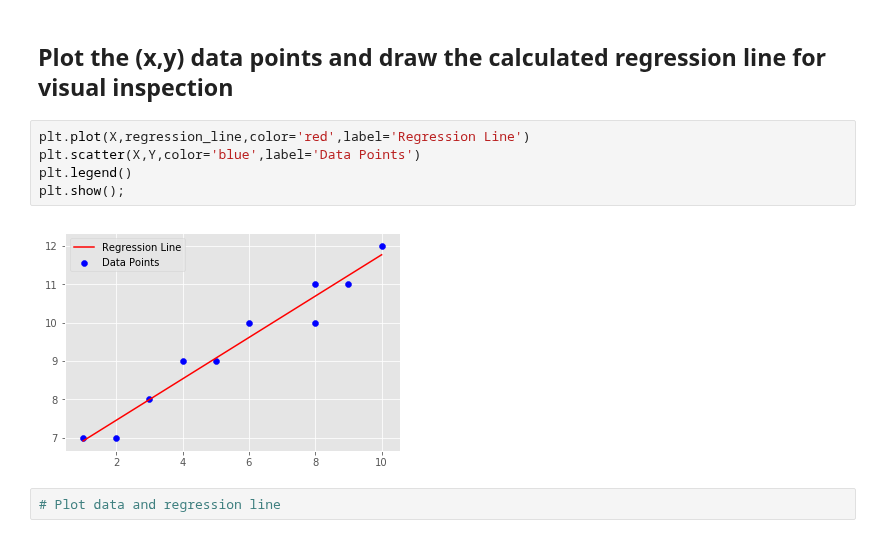
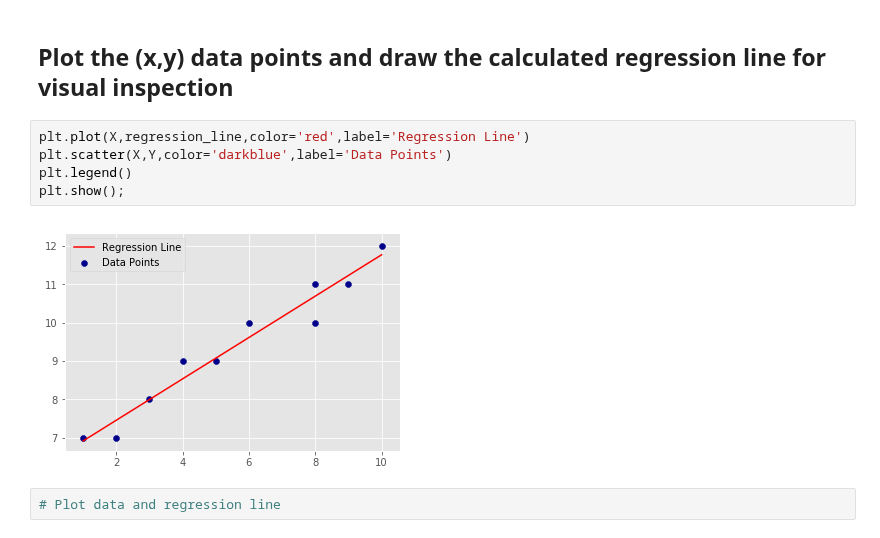
Before and after one commit to elenasm7/dsc-0-10-07-simple-linear-regression-lab-nyc-ds-career-012819, a Jupyter notebook: index.ipynb, the cells around one changed output. Drawn from its saved outputs; the diff is of its cells as text.

```diff
--- a/index.ipynb
+++ b/index.ipynb
@@ -118,11 +118,11 @@ regression_line = reg_line(m,b,X)
 ## Plot the (x,y) data points and draw the calculated regression line for visual inspection
 # %%
 plt.plot(X,regression_line,color='red',label='Regression Line')
-plt.scatter(X,Y,color='blue',label='Data Points')
+plt.scatter(X,Y,color='darkblue',label='Data Points')
 plt.legend()
 plt.show();
 # %% [output]
-[figure, old version]
+[figure, new version]
 # %%
 # Plot data and regression line
 # %% [output]
```
